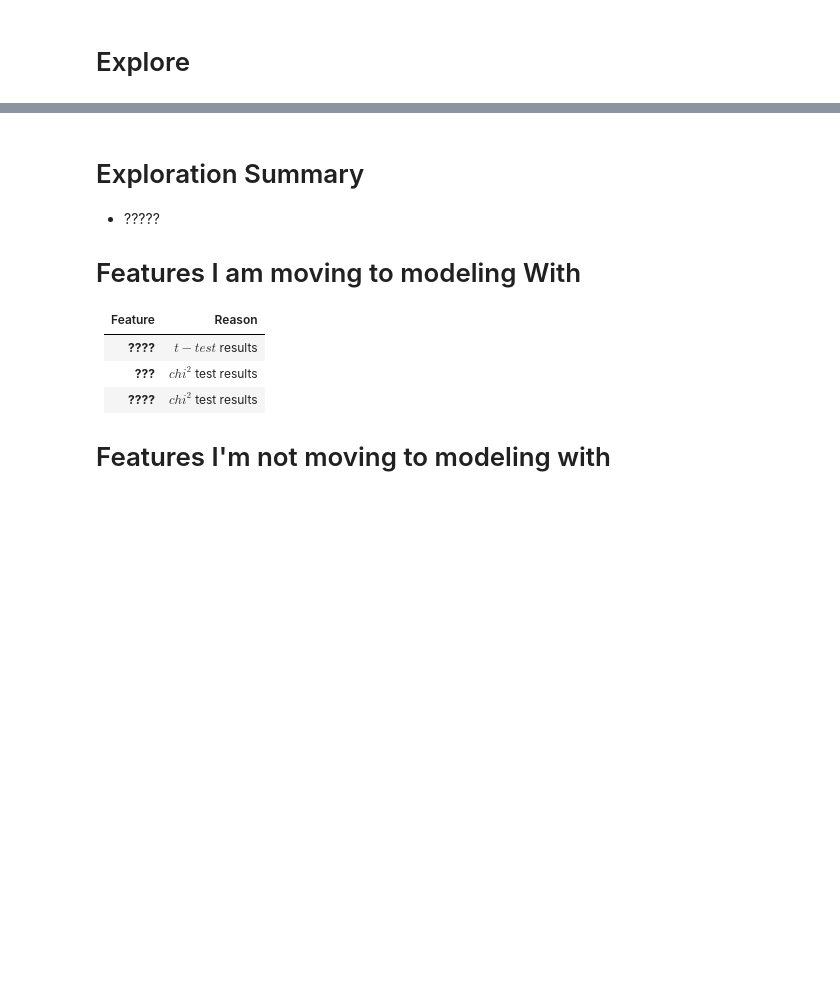
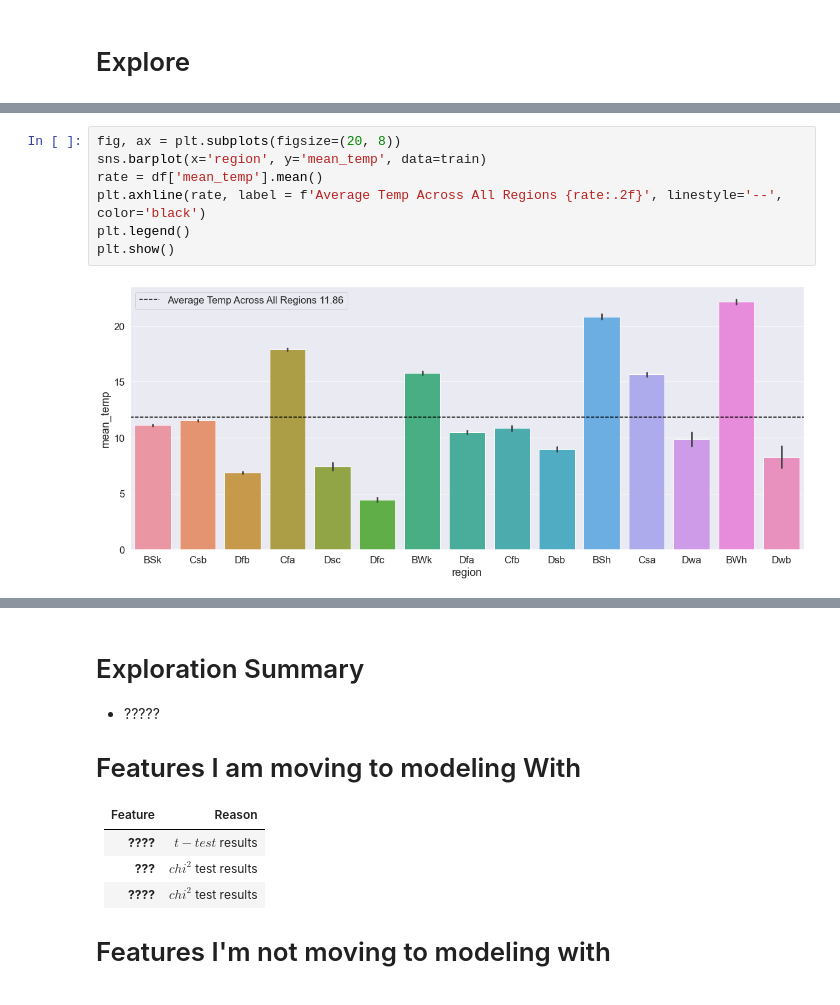
Before and after one commit to Mirzakhani-Capstone/mirzakhani_shared, a Jupyter notebook: report_first_draft.ipynb, the cells around one changed output, grey strips where cells are left out. Drawn from its saved outputs; the diff is of its cells as text; blank space fills up the shorter version.

```diff
--- a/report_first_draft.ipynb
+++ b/report_first_draft.ipynb
@@ -103,0 +111,9 @@ plt.xlabel('Target Variable = 14d Temp');
+# %%
+fig, ax = plt.subplots(figsize=(20, 8))
+sns.barplot(x='region', y='mean_temp', data=train)
+rate = df['mean_temp'].mean()
+plt.axhline(rate, label = f'Average Temp Across All Regions {rate:.2f}', linestyle='--', color='black')
+plt.legend()
+plt.show()
+# %% [output]
+[figure, added]
```
Also changed, not shown: parts of 17 cells of this notebook.
